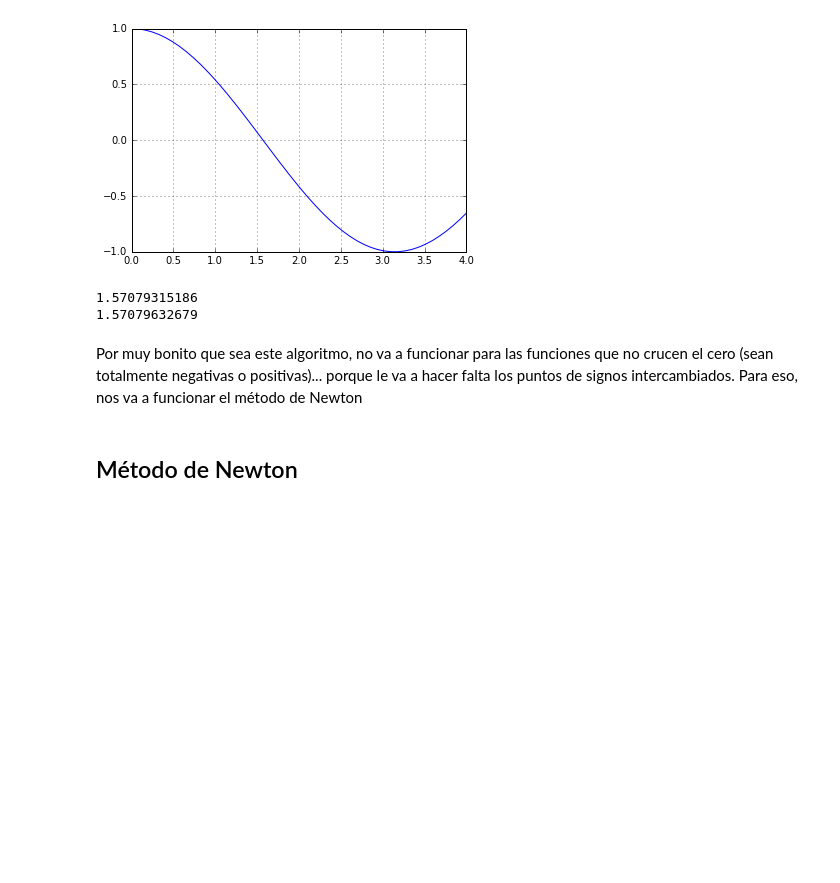
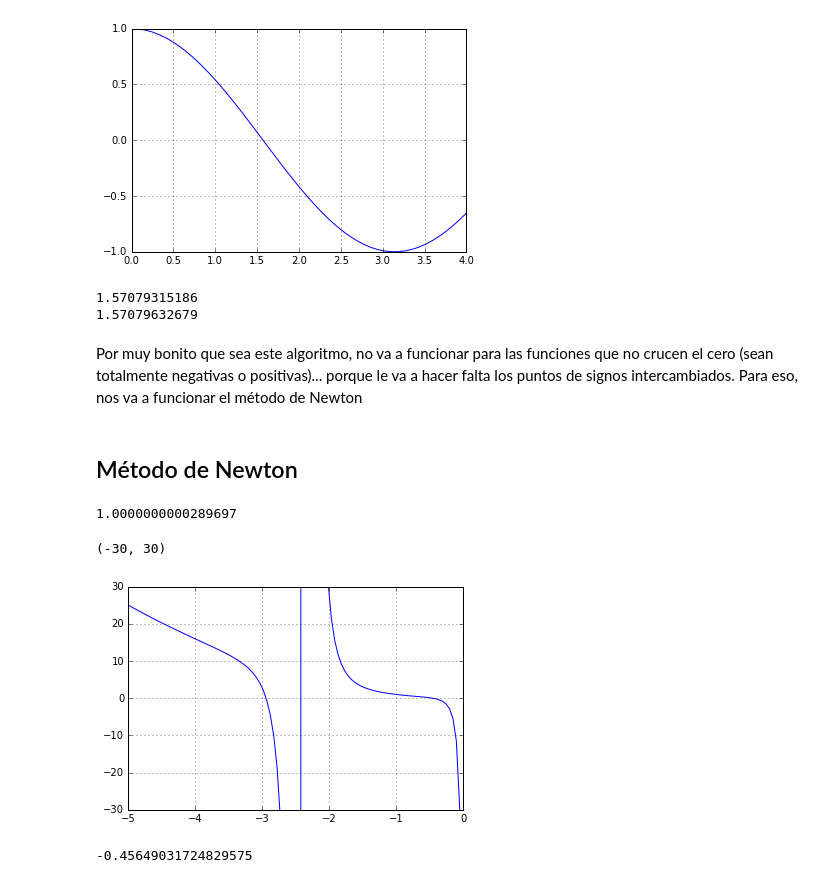
Before and after one commit to diegohdzrjk/Fisica-Computacional-2017-1, a Jupyter notebook: Raices.ipynb, the cells around one changed output. Cells and saved outputs as stored; diff of their text form; code cells hidden in the pictures; blank space fills up the shorter version.

Commit message:
Se agrega la mitad de la clase de hoy. Y algunas modificaciones del metodo de numerov

```diff
--- a/Raices.ipynb
+++ b/Raices.ipynb
@@ -78,0 +85,22 @@ Por muy bonito que sea este algoritmo, no va a funcionar para las funciones que
+# %%
+metodoNewton(sin, cos, 2, 1e-5)/pi
+# %% [output]
+1.0000000000289697
+# %%
+def func(x):
+    return tan(sqrt(pi-8*x))**3+x**2
+
+def dfunc(x):
+    return 2*x-(12*tan(sqrt(pi-8*x))**2)*(tan(sqrt(pi-8*x))**2+1)/sqrt(pi-8*x)
+# %%
+x = linspace(-5, 0, 100)
+plot(x, func(x))
+grid(True)
+ylim(-30,30)
+# %% [output]
+(-30, 30)
+[figure, added]
+# %%
+metodoNewton(func, dfunc, -4, 1e-5)
+# %% [output]
+-0.45649031724829575
```
Also changed, not shown: parts of 1 cell of this notebook, 1 other file.
